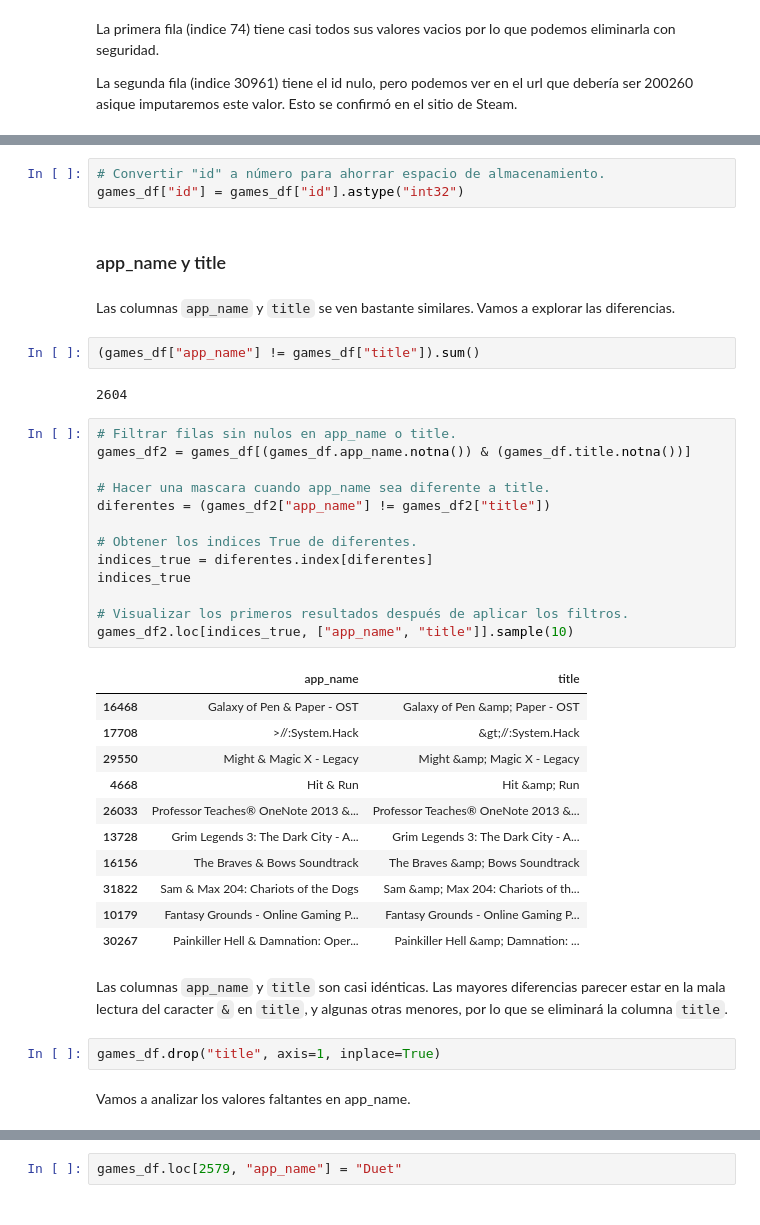
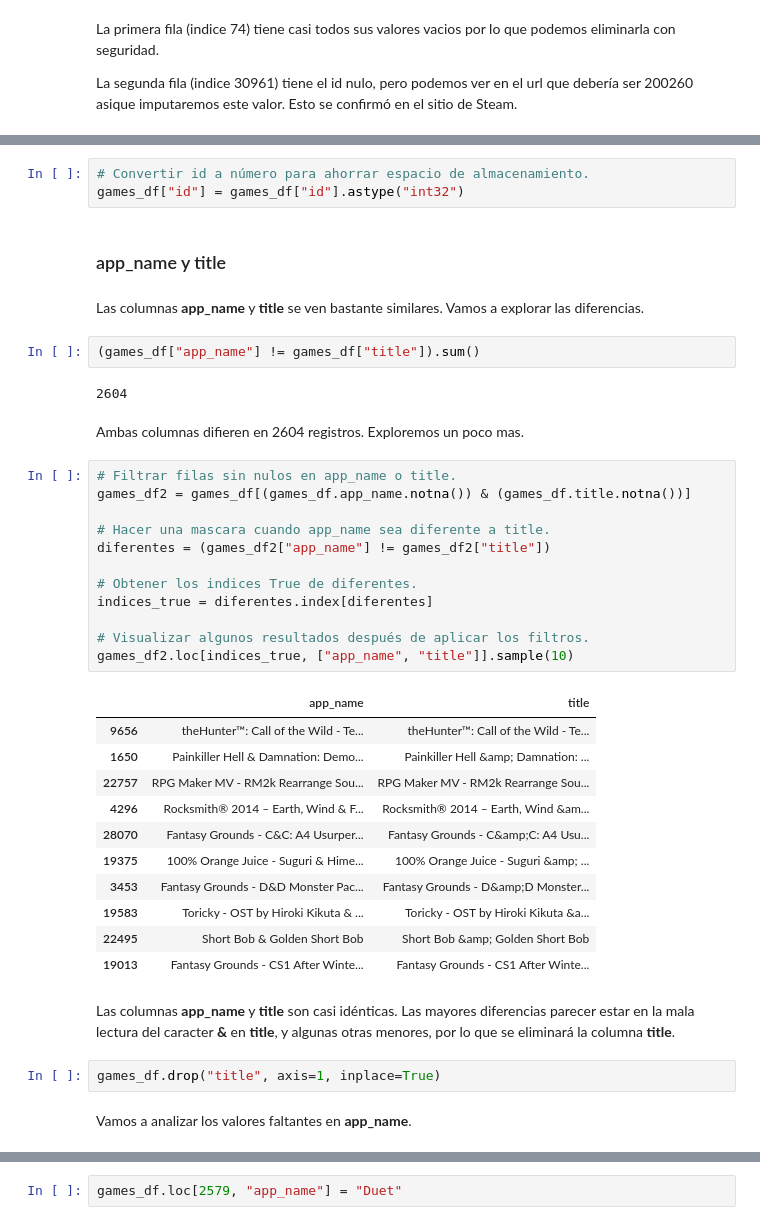
Before and after one commit to dsdrajlin/PI-MLOPs, a Jupyter notebook: ETL.ipynb, the cells around one changed output, grey strips where cells are left out. Cells and saved outputs as stored; diff of their text form.

```diff
--- a/ETL.ipynb
+++ b/ETL.ipynb
@@ -176,43 +196,44 @@ games_df.id.nunique()
 # %%
-# Convertir "id" a número para ahorrar espacio de almacenamiento.
+# Convertir id a número para ahorrar espacio de almacenamiento.
 games_df["id"] = games_df["id"].astype("int32")
 # %% [markdown]
 ### app_name y title
 # %% [markdown]
-Las columnas `app_name` y `title` se ven bastante similares. Vamos a explorar las diferencias.
+Las columnas __app_name__ y __title__ se ven bastante similares. Vamos a explorar las diferencias.
 # %%
 (games_df["app_name"] != games_df["title"]).sum()
 # %% [output]
 2604
+# %% [markdown]
+Ambas columnas difieren en 2604 registros. Exploremos un poco mas.
 # %%
 # Filtrar filas sin nulos en app_name o title.
 games_df2 = games_df[(games_df.app_name.notna()) & (games_df.title.notna())]
 
 # Hacer una mascara cuando app_name sea diferente a title.
 diferentes = (games_df2["app_name"] != games_df2["title"])
 
 # Obtener los indices True de diferentes.
 indices_true = diferentes.index[diferentes]
-indices_true
 
-# Visualizar los primeros resultados después de aplicar los filtros.
+# Visualizar algunos resultados después de aplicar los filtros.
 games_df2.loc[indices_true, ["app_name", "title"]].sample(10)
 # %% [output]
 |  | app_name | title |
-| 16468 | Galaxy of Pen & Paper - OST | Galaxy of Pen &amp; Paper - OST |
-| 17708 | >//:System.Hack | &gt;//:System.Hack |
-| 29550 | Might & Magic X - Legacy | Might &amp; Magic X - Legacy |
-| 4668 | Hit & Run | Hit &amp; Run |
-| 26033 | Professor Teaches® OneNote 2013 &... | Professor Teaches® OneNote 2013 &... |
-| 13728 | Grim Legends 3: The Dark City - A... | Grim Legends 3: The Dark City - A... |
-| 16156 | The Braves & Bows Soundtrack | The Braves &amp; Bows Soundtrack |
-| 31822 | Sam & Max 204: Chariots of the Dogs | Sam &amp; Max 204: Chariots of th... |
-| 10179 | Fantasy Grounds - Online Gaming P... | Fantasy Grounds - Online Gaming P... |
-| 30267 | Painkiller Hell & Damnation: Oper... | Painkiller Hell &amp; Damnation: ... |
+| 9656 | theHunter™: Call of the Wild - Te... | theHunter™: Call of the Wild - Te... |
+| 1650 | Painkiller Hell & Damnation: Demo... | Painkiller Hell &amp; Damnation: ... |
+| 22757 | RPG Maker MV - RM2k Rearrange Sou... | RPG Maker MV - RM2k Rearrange Sou... |
+| 4296 | Rocksmith® 2014 – Earth, Wind & F... | Rocksmith® 2014 – Earth, Wind &am... |
+| 28070 | Fantasy Grounds - C&C: A4 Usurper... | Fantasy Grounds - C&amp;C: A4 Usu... |
+| 19375 | 100% Orange Juice - Suguri & Hime... | 100% Orange Juice - Suguri &amp; ... |
+| 3453 | Fantasy Grounds - D&D Monster Pac... | Fantasy Grounds - D&amp;D Monster... |
+| 19583 | Toricky - OST by Hiroki Kikuta & ... | Toricky - OST by Hiroki Kikuta &a... |
+| 22495 | Short Bob & Golden Short Bob | Short Bob &amp; Golden Short Bob |
+| 19013 | Fantasy Grounds - CS1 After Winte... | Fantasy Grounds - CS1 After Winte... |
 # %% [markdown]
-Las columnas `app_name` y `title` son casi idénticas. Las mayores diferencias parecer estar en la mala lectura del caracter `&` en `title`, y algunas otras menores, por lo que se eliminará la columna `title`.
+Las columnas __app_name__ y __title__ son casi idénticas. Las mayores diferencias parecer estar en la mala lectura del caracter __&__ en __title__, y algunas otras menores, por lo que se eliminará la columna __title__.
 # %%
 games_df.drop("title", axis=1, inplace=True)
 # %% [markdown]
-Vamos a analizar los valores faltantes en app_name.
+Vamos a analizar los valores faltantes en __app_name__.
 # %%
```
Also changed, not shown: parts of 144 cells of this notebook, 1 other file.
